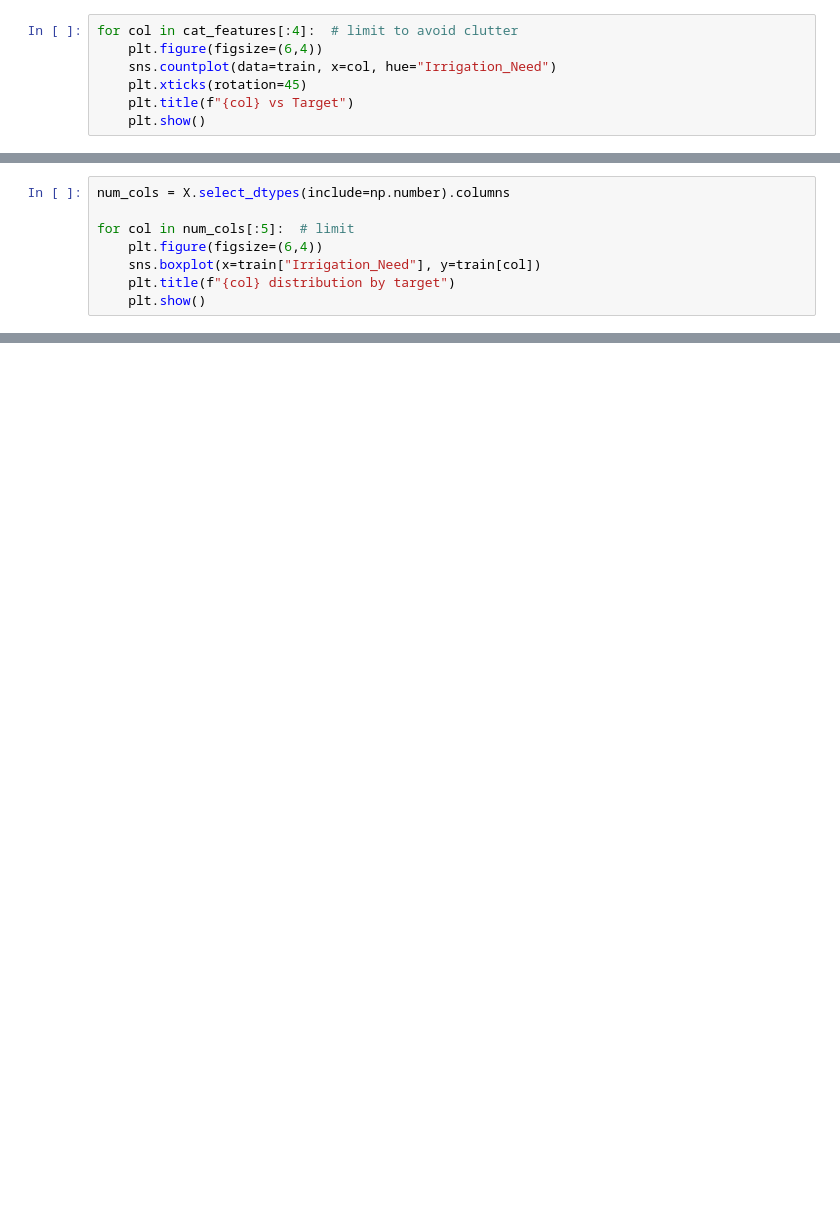
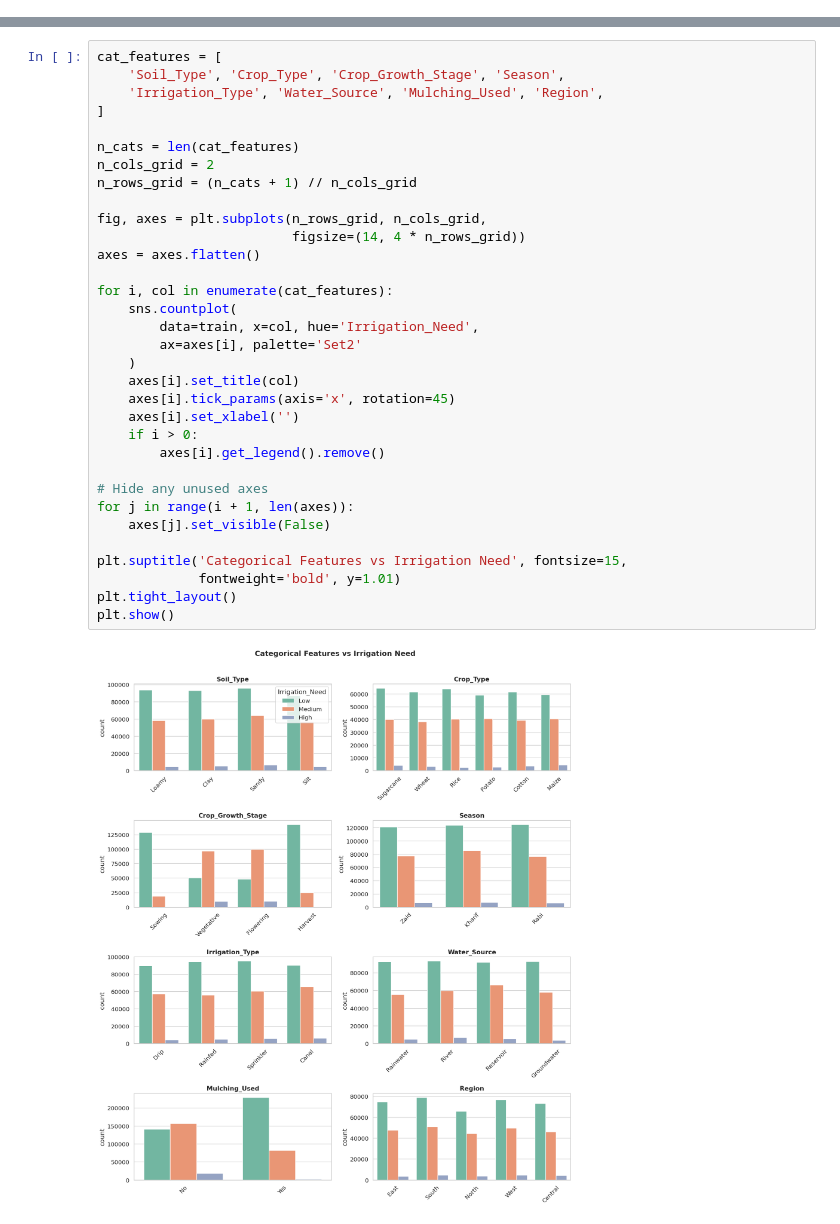
Before and after one commit to mostafizcse007/Machine-Learning, a Jupyter notebook: Week 6/minimal-eda-catboost.ipynb, the cells around one changed output, grey strips where cells are left out. Cells and saved outputs as stored; diff of their text form; blank space fills up the shorter version.

```diff
--- a/Week 6/minimal-eda-catboost.ipynb
+++ b/Week 6/minimal-eda-catboost.ipynb
@@ -129,7 +0,0 @@ Missing categorical columns: []
-# %%
-for col in cat_features[:4]:  # limit to avoid clutter
-    plt.figure(figsize=(6,4))
-    sns.countplot(data=train, x=col, hue="Irrigation_Need")
-    plt.xticks(rotation=45)
-    plt.title(f"{col} vs Target")
-    plt.show()
@@ -143,8 +0,0 @@ for col in cat_features[:4]:  # limit to avoid clutter
-# %%
-num_cols = X.select_dtypes(include=np.number).columns
-
-for col in num_cols[:5]:  # limit
-    plt.figure(figsize=(6,4))
-    sns.boxplot(x=train["Irrigation_Need"], y=train[col])
-    plt.title(f"{col} distribution by target")
-    plt.show()
@@ -519,0 +221,35 @@ Thank you for reading! I hope this notebook provides a helpful starting point fo
+# %%
+cat_features = [
+    'Soil_Type', 'Crop_Type', 'Crop_Growth_Stage', 'Season',
+    'Irrigation_Type', 'Water_Source', 'Mulching_Used', 'Region',
+]
+
+n_cats = len(cat_features)
+n_cols_grid = 2
+n_rows_grid = (n_cats + 1) // n_cols_grid
+
+fig, axes = plt.subplots(n_rows_grid, n_cols_grid,
+                         figsize=(14, 4 * n_rows_grid))
+axes = axes.flatten()
+
+for i, col in enumerate(cat_features):
+    sns.countplot(
+        data=train, x=col, hue='Irrigation_Need',
+        ax=axes[i], palette='Set2'
+    )
+    axes[i].set_title(col)
+    axes[i].tick_params(axis='x', rotation=45)
+    axes[i].set_xlabel('')
+    if i > 0:
+        axes[i].get_legend().remove()
+
+# Hide any unused axes
+for j in range(i + 1, len(axes)):
+    axes[j].set_visible(False)
+
+plt.suptitle('Categorical Features vs Irrigation Need', fontsize=15,
+             fontweight='bold', y=1.01)
+plt.tight_layout()
+plt.show()
+# %% [output]
+[figure, added]
```
Also changed, not shown: parts of 89 cells of this notebook.
